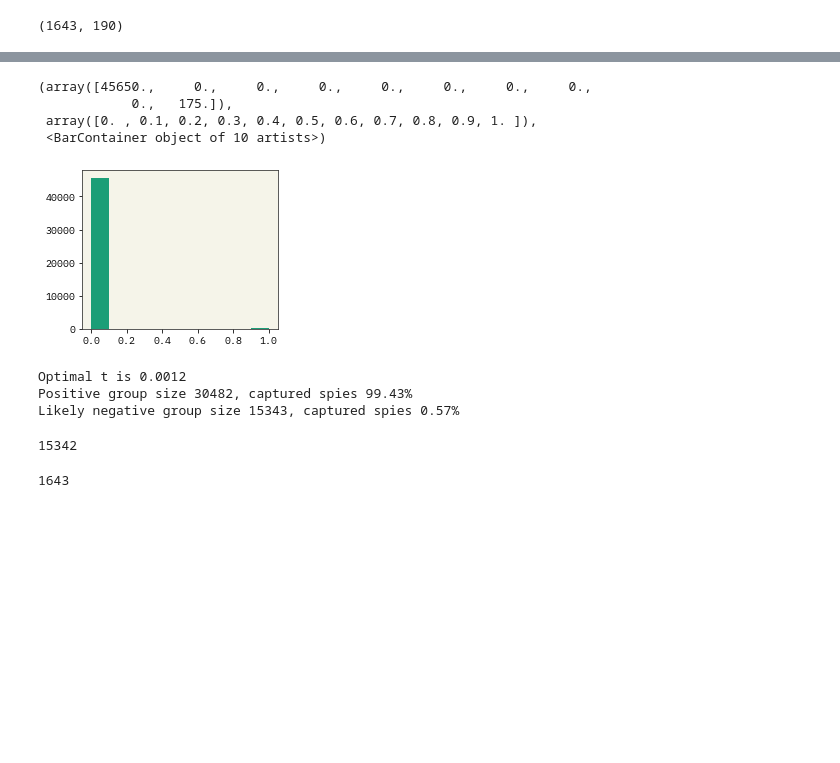
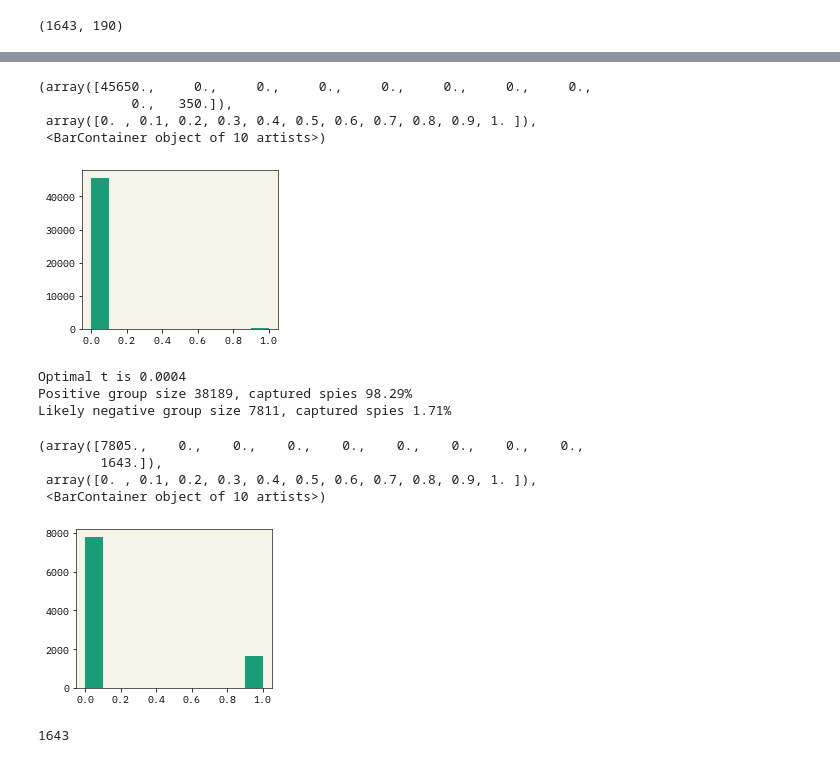
Before and after one commit to ur-whitelab/pu-peptides, a Jupyter notebook: ml/hemo/hemo_spy.ipynb, the cells around one changed output, grey strips where cells are left out. Cells and saved outputs as stored; diff of their text form; code cells hidden in the pictures; blank space fills up the shorter version.

```diff
--- a/ml/hemo/hemo_spy.ipynb
+++ b/ml/hemo/hemo_spy.ipynb
@@ -237,6 +239,6 @@ X_train_positive.shape
 # %%
 np.random.seed(42)
-spie_rate=0.1
+spie_rate = 0.2
 spie_tolerance=0.05
 X_train = np.vstack([X_train_positive, X_unlabeled])
 y_train = np.concatenate([np.ones(X_train_positive.shape[0]), np.zeros(X_unlabeled.shape[0])])
@@ -318,7 +320,7 @@ def build_model(L):
     return model
 reduce_lr = tf.keras.callbacks.ReduceLROnPlateau(monitor='loss', factor=0.9,
                                                         patience=5, min_lr=1e-7)
-early_stopping = tf.keras.callbacks.EarlyStopping(monitor='auc', patience=5, min_delta=1e-2, restore_best_weights=True)
+early_stopping = tf.keras.callbacks.EarlyStopping(monitor='auc', patience=20, min_delta=1e-2, restore_best_weights=True)
 L = None
 decay_epochs = 50
 N = len(X_train_positive)
@@ -336,8 +338,8 @@ model.compile(
 history = model.fit(
     [MSP, np.array([counts_aa(xi) for xi in MSP])] , MSP_y,
 #     validation_data=([X_test, np.array([counts_aa(xi) for xi in X_test])] , y_test),
-    epochs=50,
-    batch_size=512,
+    epochs=200,
+    batch_size=1024,
 #     batch_size=64,
 #     steps_per_epoch=100,
     # early_stopping
@@ -369,10 +371,10 @@ Epoch 27/50
 # prob = self.first_model.predict_proba(MS)[:, 1]
 prob_1 = model.predict([MS, np.array([counts_aa(xi) for xi in MS])])
 # %%
-plt.hist(MS_spies)
+plt.hist(prob_1)
 # %% [output]
 (array([45650.,     0.,     0.,     0.,     0.,     0.,     0.,     0.,
-            0.,   175.]),
+            0.,   350.]),
  array([0. , 0.1, 0.2, 0.3, 0.4, 0.5, 0.6, 0.7, 0.8, 0.9, 1. ]),
  <BarContainer object of 10 artists>)
 [figure]
@@ -388,9 +390,9 @@ print('Positive group size {1}, captured spies {0:.02%}'.format(
 print('Likely negative group size {1}, captured spies {0:.02%}'.format(
     MS_spies[np.squeeze(prob_1 <= t)].sum()/MS_spies.sum(), (prob_1 <= t).sum()))
 # %% [output]
-Optimal t is 0.0012
-Positive group size 30482, captured spies 99.43%
-Likely negative group size 15343, captured spies 0.57%
+Optimal t is 0.0004
+Positive group size 38189, captured spies 98.29%
+Likely negative group size 7811, captured spies 1.71%
 # %%
 # likely negative group
 N = MS[(MS_spies == 0) & (np.squeeze(prob_1 <= t))]
@@ -401,9 +403,13 @@ shuffler = np.random.permutation(len(NP))
 NP = NP[shuffler]
 Labels = Labels[shuffler]
 # %%
-len(N)
+plt.hist(Labels)
 # %% [output]
-15342
+(array([7805.,    0.,    0.,    0.,    0.,    0.,    0.,    0.,    0.,
+        1643.]),
+ array([0. , 0.1, 0.2, 0.3, 0.4, 0.5, 0.6, 0.7, 0.8, 0.9, 1. ]),
+ <BarContainer object of 10 artists>)
+[figure, added]
 # %%
 len(P)
 # %% [output]
```
Also changed, not shown: parts of 5 cells of this notebook.
